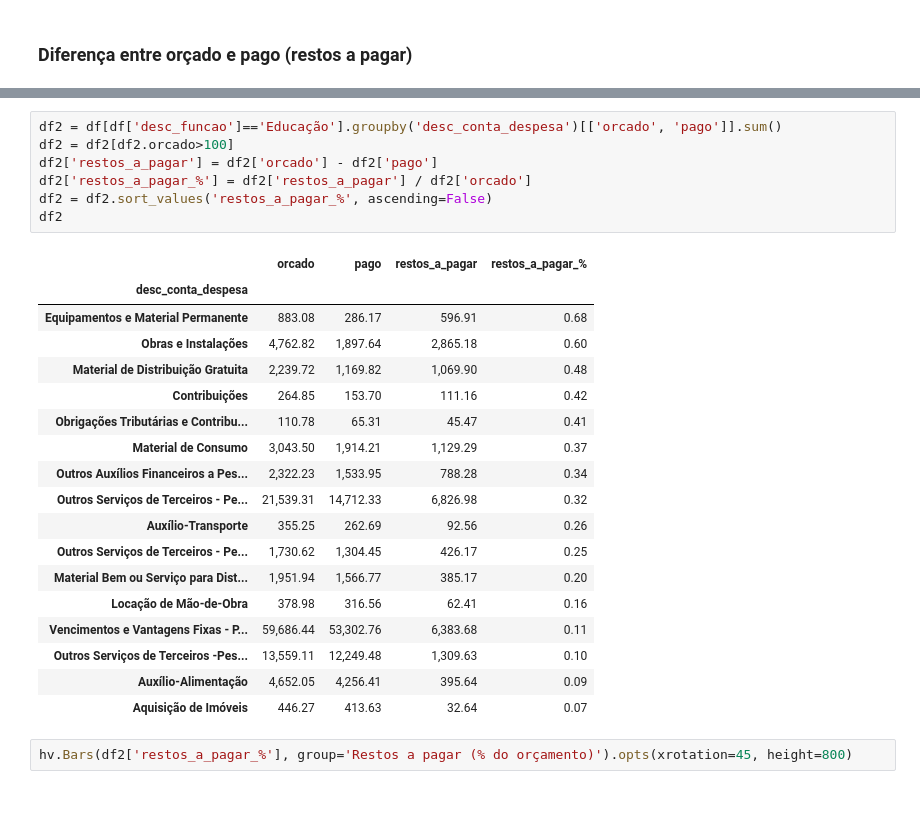
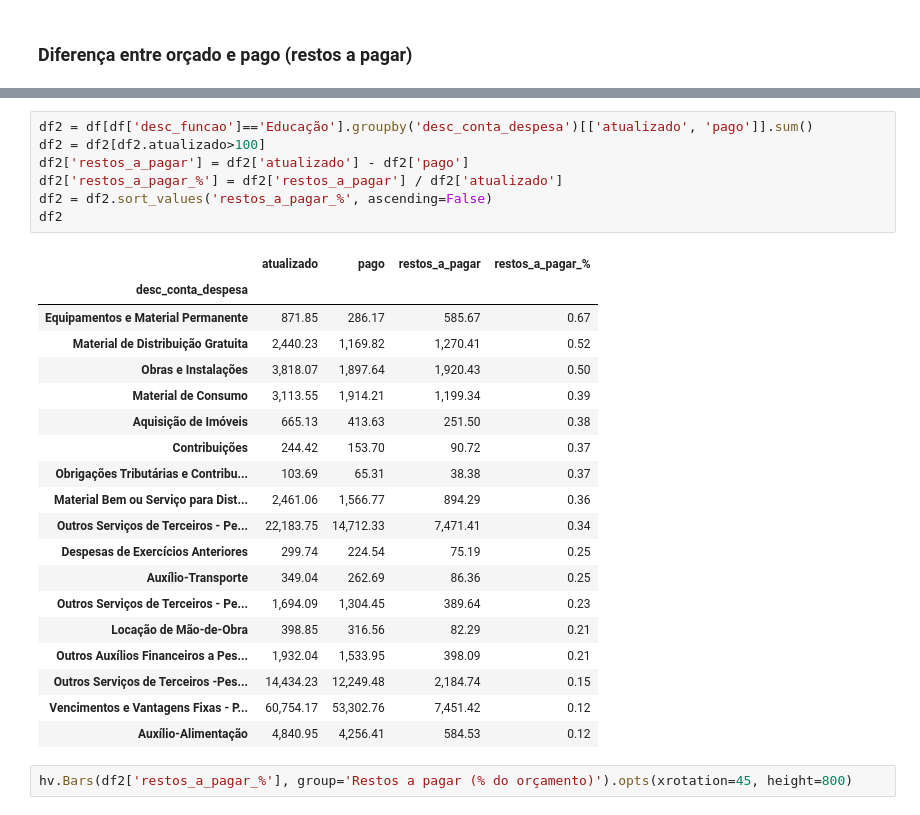
Before and after one commit to educadados/dados, a Jupyter notebook: notebooks/eda_dotacao.ipynb, the cells around one changed output, grey strips where cells are left out. Cells and saved outputs as stored; diff of their text form.

```diff
--- a/notebooks/eda_dotacao.ipynb
+++ b/notebooks/eda_dotacao.ipynb
@@ -235,31 +352,32 @@ hv.Area(df2['restos_a_pagar_%'], group='Restos a pagar %')
 # %% [output]
 [interactive output not drawn]
 # %%
-df2 = df[df['desc_funcao']=='Educação'].groupby('desc_conta_despesa')[['orcado', 'pago']].sum()
-df2 = df2[df2.orcado>100]
-df2['restos_a_pagar'] = df2['orcado'] - df2['pago']
-df2['restos_a_pagar_%'] = df2['restos_a_pagar'] / df2['orcado']
+df2 = df[df['desc_funcao']=='Educação'].groupby('desc_conta_despesa')[['atualizado', 'pago']].sum()
+df2 = df2[df2.atualizado>100]
+df2['restos_a_pagar'] = df2['atualizado'] - df2['pago']
+df2['restos_a_pagar_%'] = df2['restos_a_pagar'] / df2['atualizado']
 df2 = df2.sort_values('restos_a_pagar_%', ascending=False)
 df2
 # %% [output]
-|  | orcado | pago | restos_a_pagar | restos_a_pagar_% |
+|  | atualizado | pago | restos_a_pagar | restos_a_pagar_% |
 | desc_conta_despesa |  |  |  |  |
-| Equipamentos e Material Permanente | 883.08 | 286.17 | 596.91 | 0.68 |
-| Obras e Instalações | 4,762.82 | 1,897.64 | 2,865.18 | 0.60 |
-| Material de Distribuição Gratuita | 2,239.72 | 1,169.82 | 1,069.90 | 0.48 |
-| Contribuições | 264.85 | 153.70 | 111.16 | 0.42 |
-| Obrigações Tributárias e Contribu... | 110.78 | 65.31 | 45.47 | 0.41 |
-| Material de Consumo | 3,043.50 | 1,914.21 | 1,129.29 | 0.37 |
-| Outros Auxílios Financeiros a Pes... | 2,322.23 | 1,533.95 | 788.28 | 0.34 |
-| Outros Serviços de Terceiros - Pe... | 21,539.31 | 14,712.33 | 6,826.98 | 0.32 |
-| Auxílio-Transporte | 355.25 | 262.69 | 92.56 | 0.26 |
-| Outros Serviços de Terceiros - Pe... | 1,730.62 | 1,304.45 | 426.17 | 0.25 |
-| Material Bem ou Serviço para Dist... | 1,951.94 | 1,566.77 | 385.17 | 0.20 |
-| Locação de Mão-de-Obra | 378.98 | 316.56 | 62.41 | 0.16 |
-| Vencimentos e Vantagens Fixas - P... | 59,686.44 | 53,302.76 | 6,383.68 | 0.11 |
-| Outros Serviços de Terceiros -Pes... | 13,559.11 | 12,249.48 | 1,309.63 | 0.10 |
-| Auxílio-Alimentação | 4,652.05 | 4,256.41 | 395.64 | 0.09 |
-| Aquisição de Imóveis | 446.27 | 413.63 | 32.64 | 0.07 |
+| Equipamentos e Material Permanente | 871.85 | 286.17 | 585.67 | 0.67 |
+| Material de Distribuição Gratuita | 2,440.23 | 1,169.82 | 1,270.41 | 0.52 |
+| Obras e Instalações | 3,818.07 | 1,897.64 | 1,920.43 | 0.50 |
+| Material de Consumo | 3,113.55 | 1,914.21 | 1,199.34 | 0.39 |
+| Aquisição de Imóveis | 665.13 | 413.63 | 251.50 | 0.38 |
+| Contribuições | 244.42 | 153.70 | 90.72 | 0.37 |
+| Obrigações Tributárias e Contribu... | 103.69 | 65.31 | 38.38 | 0.37 |
+| Material Bem ou Serviço para Dist... | 2,461.06 | 1,566.77 | 894.29 | 0.36 |
+| Outros Serviços de Terceiros - Pe... | 22,183.75 | 14,712.33 | 7,471.41 | 0.34 |
+| Despesas de Exercícios Anteriores | 299.74 | 224.54 | 75.19 | 0.25 |
+| Auxílio-Transporte | 349.04 | 262.69 | 86.36 | 0.25 |
+| Outros Serviços de Terceiros - Pe... | 1,694.09 | 1,304.45 | 389.64 | 0.23 |
+| Locação de Mão-de-Obra | 398.85 | 316.56 | 82.29 | 0.21 |
+| Outros Auxílios Financeiros a Pes... | 1,932.04 | 1,533.95 | 398.09 | 0.21 |
+| Outros Serviços de Terceiros -Pes... | 14,434.23 | 12,249.48 | 2,184.74 | 0.15 |
+| Vencimentos e Vantagens Fixas - P... | 60,754.17 | 53,302.76 | 7,451.42 | 0.12 |
+| Auxílio-Alimentação | 4,840.95 | 4,256.41 | 584.53 | 0.12 |
 # %%
 hv.Bars(df2['restos_a_pagar_%'], group='Restos a pagar (% do orçamento)').opts(xrotation=45, height=800)
 # %% [output]
```
Also changed, not shown: parts of 15 cells of this notebook.
